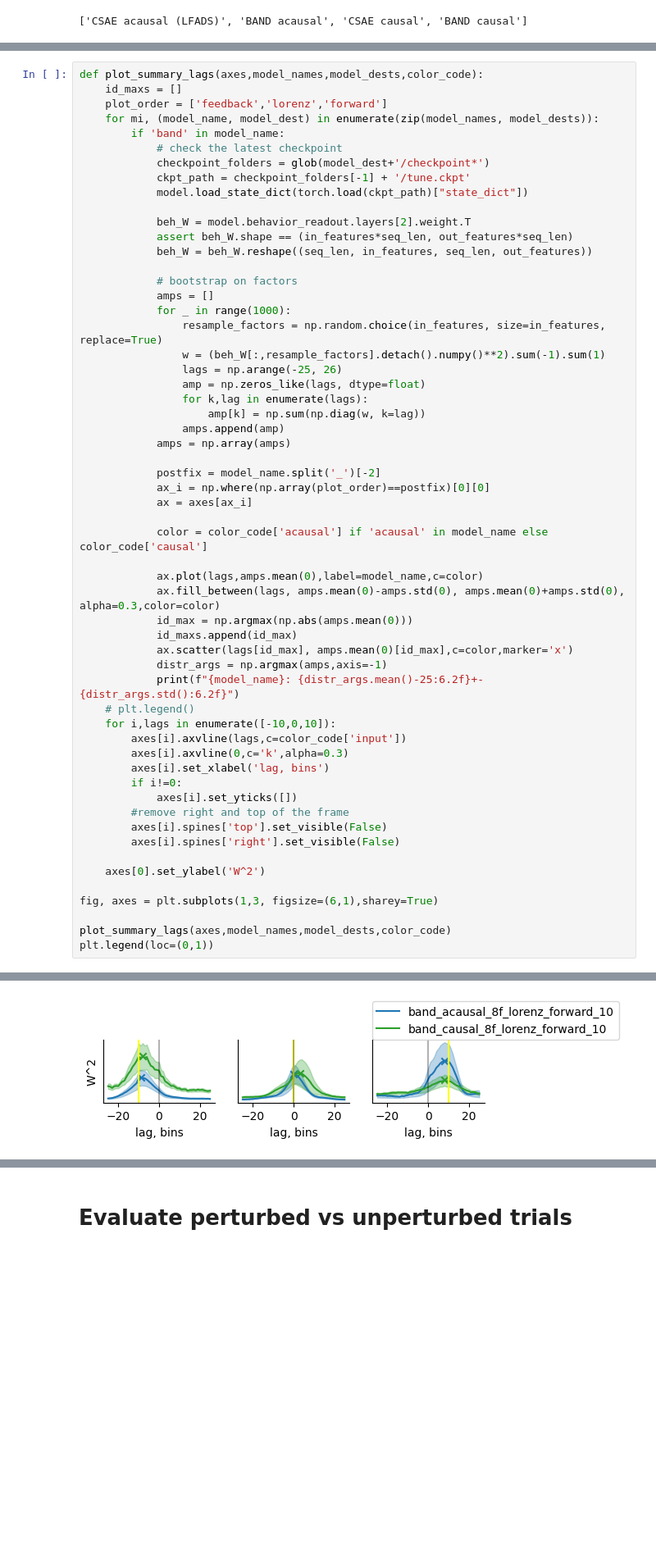
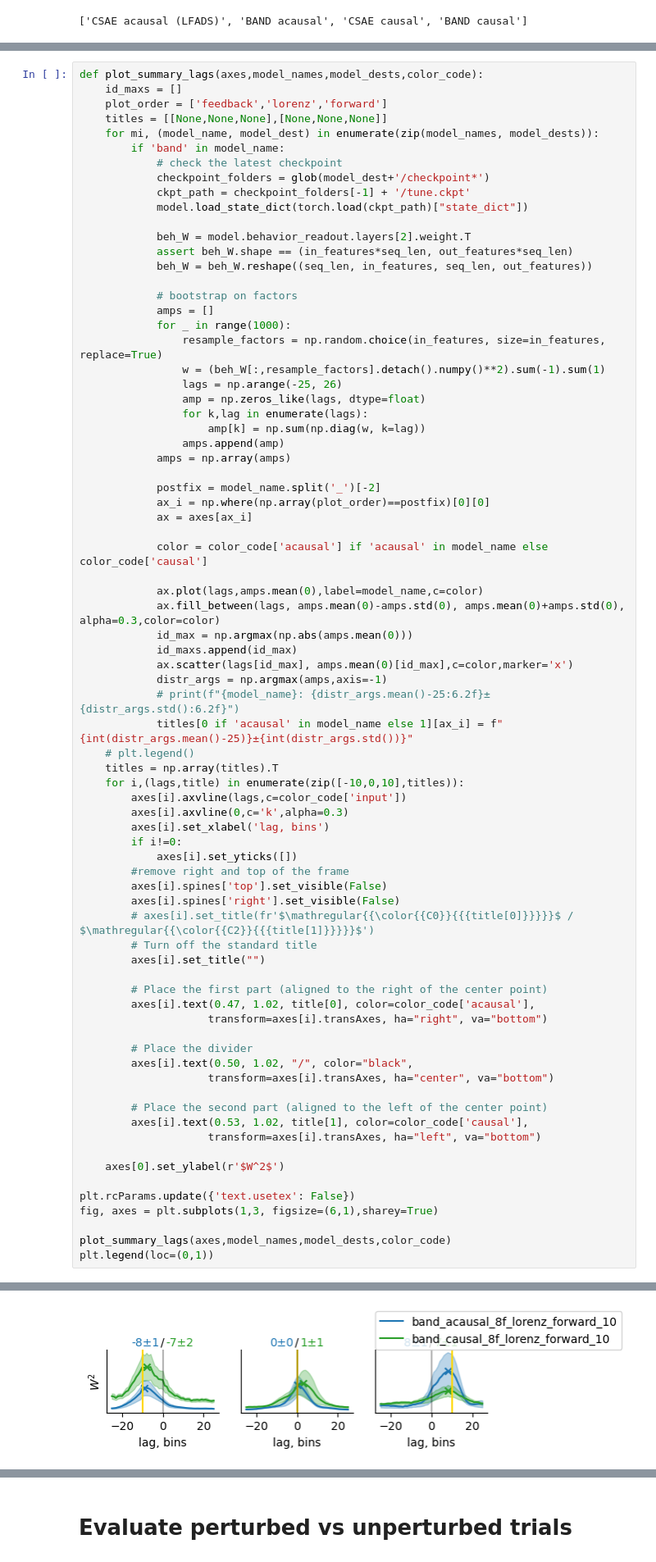
Before and after one commit to NinelK/BAND-torch, a Jupyter notebook: notebooks/post/compare_synthetic_pairs.ipynb, the cells around one changed output, grey strips where cells are left out. Shown at 82% size. Drawn from its saved outputs; the diff is of its cells as text; blank space fills up the shorter version.

Commit message:
fix fig b titles

```diff
--- a/notebooks/post/compare_synthetic_pairs.ipynb
+++ b/notebooks/post/compare_synthetic_pairs.ipynb
@@ -221,6 +221,7 @@ plot_weights(axes, model_names, model_dests,color_code)
 def plot_summary_lags(axes,model_names,model_dests,color_code):
     id_maxs = []
     plot_order = ['feedback','lorenz','forward']
+    titles = [[None,None,None],[None,None,None]]
     for mi, (model_name, model_dest) in enumerate(zip(model_names, model_dests)):
         if 'band' in model_name:
             # check the latest checkpoint
@@ -256,9 +257,11 @@ def plot_summary_lags(axes,model_names,model_dests,color_code):
             id_maxs.append(id_max)
             ax.scatter(lags[id_max], amps.mean(0)[id_max],c=color,marker='x')
             distr_args = np.argmax(amps,axis=-1)
-            print(f"{model_name}: {distr_args.mean()-25:6.2f}+-{distr_args.std():6.2f}")
+            # print(f"{model_name}: {distr_args.mean()-25:6.2f}±{distr_args.std():6.2f}")
+            titles[0 if 'acausal' in model_name else 1][ax_i] = f"{int(distr_args.mean()-25)}±{int(distr_args.std())}"
     # plt.legend()
-    for i,lags in enumerate([-10,0,10]):
+    titles = np.array(titles).T
+    for i,(lags,title) in enumerate(zip([-10,0,10],titles)):
         axes[i].axvline(lags,c=color_code['input'])
         axes[i].axvline(0,c='k',alpha=0.3)
         axes[i].set_xlabel('lag, bins')
@@ -267,9 +270,25 @@ def plot_summary_lags(axes,model_names,model_dests,color_code):
         #remove right and top of the frame
         axes[i].spines['top'].set_visible(False)
         axes[i].spines['right'].set_visible(False)
+        # axes[i].set_title(fr'$\mathregular{{\color{{C0}}{{{title[0]}}}}}$ / $\mathregular{{\color{{C2}}{{{title[1]}}}}}$')
+        # Turn off the standard title
+        axes[i].set_title("")
 
-    axes[0].set_ylabel('W^2')
+        # Place the first part (aligned to the right of the center point)
+        axes[i].text(0.47, 1.02, title[0], color=color_code['acausal'],
+                    transform=axes[i].transAxes, ha="right", va="bottom")
 
+        # Place the divider
+        axes[i].text(0.50, 1.02, "/", color="black",
+                    transform=axes[i].transAxes, ha="center", va="bottom")
+
+        # Place the second part (aligned to the left of the center point)
+        axes[i].text(0.53, 1.02, title[1], color=color_code['causal'],
+                    transform=axes[i].transAxes, ha="left", va="bottom")
+
+    axes[0].set_ylabel(r'$W^2$')
+
+plt.rcParams.update({'text.usetex': False})
 fig, axes = plt.subplots(1,3, figsize=(6,1),sharey=True)
 
 plot_summary_lags(axes,model_names,model_dests,color_code)
@@ -285,4 +298,4 @@ band_causal_8f_lorenz_forward_10:   7.93+-  2.03
-[figure, old version]
+[figure, new version]
 # %%
 # model.eval()
 # # zero out weight
```
Also changed, not shown: parts of 6 cells of this notebook.
